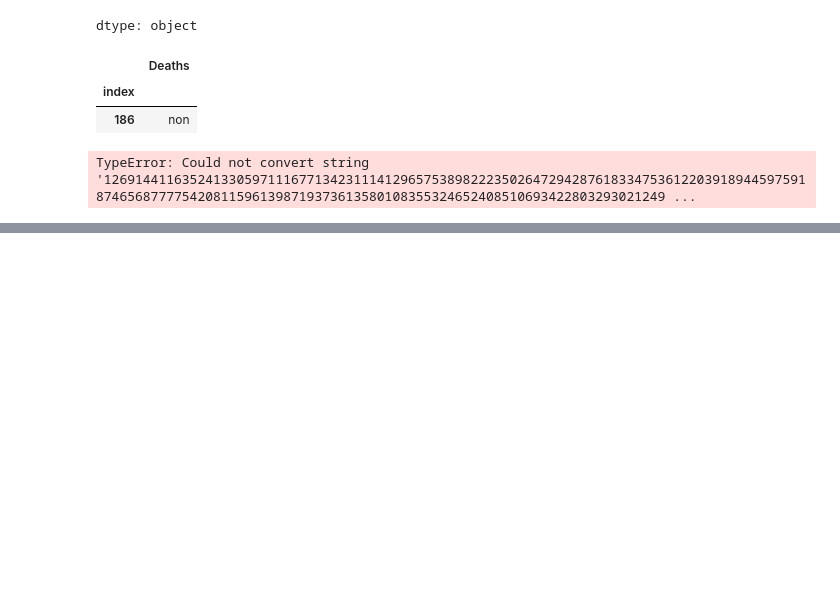
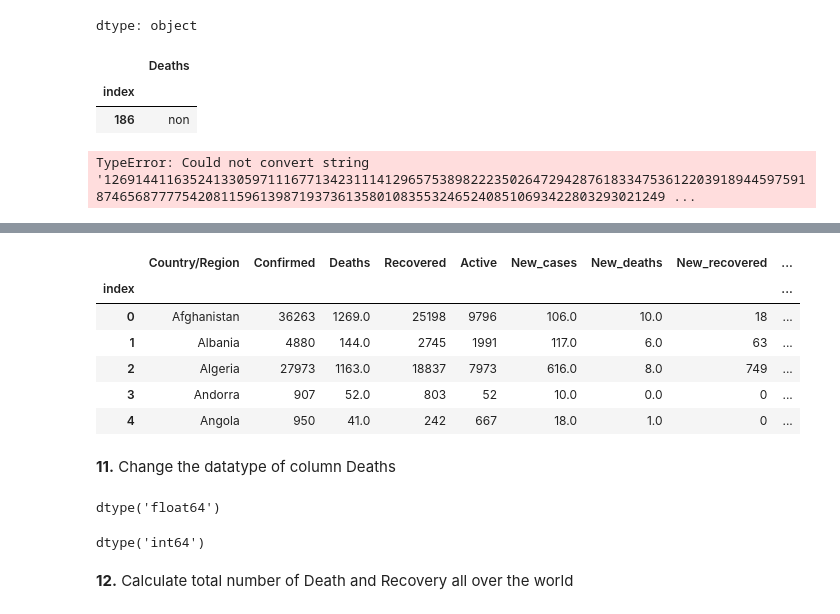
Before and after one commit to Humza134/Pandas, a Jupyter notebook: Data_Analysis_Task_1.ipynb, the cells around one changed output, grey strips where cells are left out. Saved outputs shown, nothing was run; the diff lists cells and outputs as text; code cells hidden in the pictures; blank space fills up the shorter version.

```diff
--- a/Data_Analysis_Task_1.ipynb
+++ b/Data_Analysis_Task_1.ipynb
@@ -316,12 +316,6 @@ array(['1269', '144', '1163', '52', '41', '3', '3059', '711', '167',
        '720', '24', '5700', '1978', '40', '60', '21', '18', '50', '5630',
        '148011', '1636', '345', '45844', '121', '146', '78', '483', '140',
        'non'], dtype=object)
-# %%
-# Calculate the mean of the 'Deaths' column, ignoring non-numeric values
-mean_deaths = pd.to_numeric(data['Deaths'], errors='coerce').mean()
-
-# Replace non-numeric values in the 'Deaths' column with the mean
-data['Deaths'] = pd.to_numeric(data['Deaths'], errors='coerce').fillna(mean_deaths)
 # %%
 data['Deaths'].value_counts()
 # %% [output]
@@ -363,3 +357,6 @@ data.iloc[186:187, 2:3]
 data["Deaths"].mean()
 # %% [output]
 TypeError: Could not convert string '1269144116352413305971116771342311141296575389822235026472942876183347536122039189445975918746568777754208115961398719373613580108355324652408510693422803293021249 ...
+# %%
+# data['Deaths'].replace("non", pd.NA)
+data['Deaths'].replace("non", 0, inplace=True)
@@ -366,2 +370,4 @@ TypeError: Could not convert string '1269144116352413305971116771342311141296575
+# %%
+data['Deaths'] = data['Deaths'].astype(int)
 # %%
 data.loc[186:186, "Deaths"]
@@ -367,0 +379,2 @@ data.loc[186:186, "Deaths"]
+# %%
+data.loc[186:186, "Deaths"] = data["Deaths"].mean()
@@ -367,0 +420,16 @@ data.loc[186:186, "Deaths"]
+# %%
+data.head()
+# %% [output]
+|  | Country/Region | Confirmed | Deaths | Recovered | Active | New_cases | New_deaths | New_recovered | ... |
+| index |  |  |  |  |  |  |  |  | ... |
+| 0 | Afghanistan | 36263 | 1269.0 | 25198 | 9796 | 106.0 | 10.0 | 18 | ... |
+| 1 | Albania | 4880 | 144.0 | 2745 | 1991 | 117.0 | 6.0 | 63 | ... |
+| 2 | Algeria | 27973 | 1163.0 | 18837 | 7973 | 616.0 | 8.0 | 749 | ... |
+| 3 | Andorra | 907 | 52.0 | 803 | 52 | 10.0 | 0.0 | 0 | ... |
+| 4 | Angola | 950 | 41.0 | 242 | 667 | 18.0 | 1.0 | 0 | ... |
+# %% [markdown]
+**11.** Change the datatype of column Deaths
+# %%
+data["Deaths"].dtype
+# %% [output]
+dtype('float64')
@@ -367,0 +438,7 @@ data.loc[186:186, "Deaths"]
+# %%
+data["Deaths"].dtype
+# %% [output]
+dtype('int64')
+# %% [markdown]
+**12.** Calculate total number of Death and Recovery all over the
+world
```
Also changed, not shown: parts of 44 cells of this notebook.
